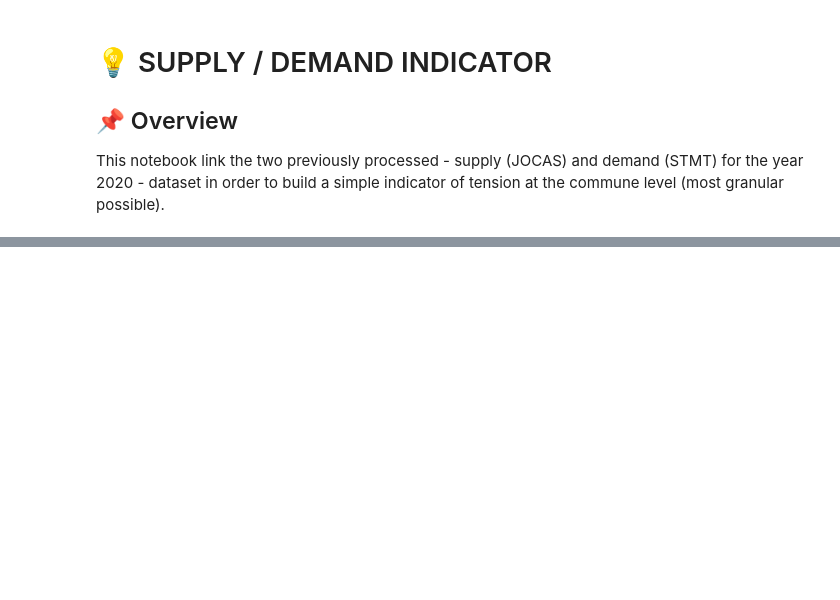
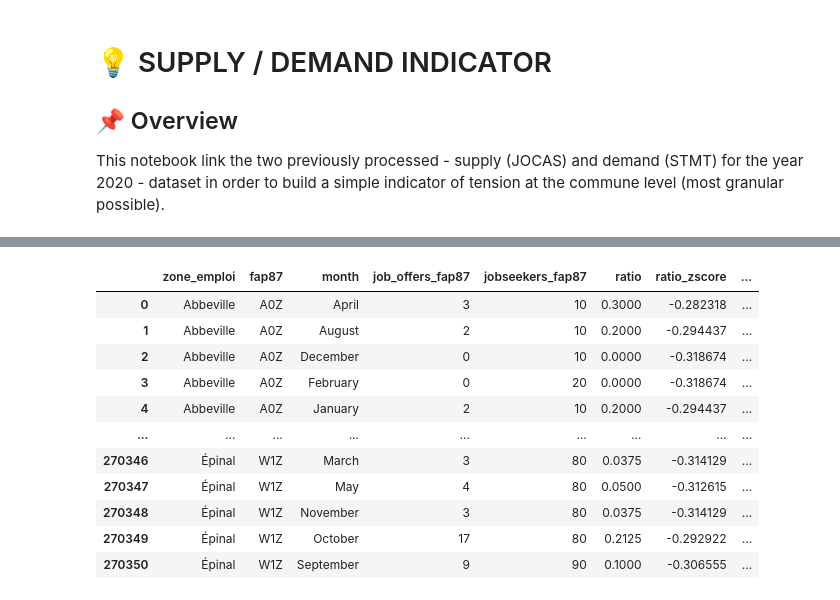
Before and after one commit to cynthia-francis/Project-LabourMarketTensions, a Jupyter notebook: src/ratio_supply_demand_indicator.ipynb, the cells around one changed output, grey strips where cells are left out. Cells and saved outputs as stored; diff of their text form; code cells hidden in the pictures; blank space fills up the shorter version.

```diff
--- a/src/ratio_supply_demand_indicator.ipynb
+++ b/src/ratio_supply_demand_indicator.ipynb
@@ -28,42 +35,85 @@ output_file = main_folder / "data" / "2- Formatted Data" / "ratio_supply_demand.
 # %%
 #----------------------- MERGING BOTH DATASET ---------------------------#
 
 df = jocas.merge(stmt, on=["commune", "fap87", "month"], how="outer")
 
-# Reconcert to numeric and replace NA by 0 (if it's NA, there is no supply or demand)
-df["job_offers_fap87"] = pd.to_numeric(df["job_offers_fap87"], errors='coerce').fillna(0).astype(int)
-df["jobseekers_fap87"] = pd.to_numeric(df["jobseekers_fap87"], errors='coerce').fillna(0).astype(int)
+
+#--------------------- COMMUNES TO ZONE-D'EMPLOI ------------------------#
+
+# rename column
+comm_to_ze.rename(columns={"LIBGEO": "commune", "LIBZE2020": "zone_emploi"}, inplace=True)
+
+# Standardization function (for strings)
+def standardize_commune(name):
+    if pd.isna(name):
+        return None
+    name = unidecode.unidecode(name.lower().strip())  # Remove accents & lowercase
+    name = re.sub(r"[-'’]", " ", name)  # Remove hyphens & apostrophes
+    name = re.sub(r"\bst[ .]", "saint ", name)  # Standardize "St." -> "Saint"
+    return name
+
+# Apply standardization on commune column of shapefile
+comm_to_ze["commune"] = comm_to_ze["commune"].apply(standardize_commune)
+
+# Merge dataset with shapefile by commune to get zone d'emploi
+df = df.merge(comm_to_ze, on="commune", how="left")
+
+# Aggregate by zone d'emploi instead of communes
+df = df.groupby(["zone_emploi", "fap87", "month"], as_index=False).agg(
+    job_offers_fap87=("job_offers_fap87", "sum"),
+    jobseekers_fap87=("jobseekers_fap87", "sum")
+)
+
+#--------------------------- PRE-PROCESSING -----------------------------#
+
+# Reconcert to numeric
+df["job_offers_fap87"] = pd.to_numeric(df["job_offers_fap87"], errors='coerce').astype(int)
+df["jobseekers_fap87"] = pd.to_numeric(df["jobseekers_fap87"], errors='coerce').astype(int)
 
 # When there is no offer and some demand, the ratio of the two will be 0 (low tension) -> OK
 df["job_offers_fap87"] = np.where(df["job_offers_fap87"] == 0, 0, df["job_offers_fap87"])
 
 # When there is no demand and some offer, we replace 0 demand by 1 demand to avoid 0 division
 df["jobseekers_fap87"] = np.where(df["jobseekers_fap87"] == 0, 1, df["jobseekers_fap87"])
 
 
 #------------------------- COMPUTING RATIO ------------------------------#
 
-df["offer/supply"] = df["job_offers_fap87"] / df["jobseekers_fap87"]
+# Compute ratio
+df["ratio"] = df["job_offers_fap87"] / df["jobseekers_fap87"]
+
+# Compute mean and standard deviation
+mean_tightness = df["ratio"].mean()
+std_tightness = df["ratio"].std()
+
+# Compute standardized score (Z-score)
+df["ratio_zscore"] = (df["ratio"] - mean_tightness) / std_tightness
 
 
 #------------------------- COMPUTING SCORE ------------------------------#
 
-# Calculer les quintiles sur la population nationale
-quintiles = df["offer/supply"].quantile([0.2, 0.4, 0.6, 0.8]).values
+# Define quintile bins based on the z-score distribution
+df["labour_tigthness_score"] = pd.qcut(df["ratio_zscore"], q=5, labels=[1, 2, 3, 4, 5])
 
-# Function to categorize the score safely
-def discretize_offer_supply(x):
-    if pd.isna(x):  # Gérer les valeurs manquantes
-        return np.nan
-    elif x <= quintiles[0]:
-        return 1
-    elif x <= quintiles[1]:
-        return 2
-    elif x <= quintiles[2]:
-        return 3
-    elif x <= quintiles[3]:
-        return 4
-    else:
-        return 5
+# Convert to integer
+df["labour_tigthness_score"] = df["labour_tigthness_score"].astype(int)
 
-df["score"] = df["offer/supply"].apply(discretize_offer_supply)
+
+#---------------------- RE-MERGE WITH SHAPEFILE ------------------------#
+
+# Merge dataset with zone d'emploi shapefile
+df = df.merge(ze_shp, left_on="zone_emploi", right_on="libze2020", how="left")
+df
+# %% [output]
+|  | zone_emploi | fap87 | month | job_offers_fap87 | jobseekers_fap87 | ratio | ratio_zscore | ... |
+| 0 | Abbeville | A0Z | April | 3 | 10 | 0.3000 | -0.282318 | ... |
+| 1 | Abbeville | A0Z | August | 2 | 10 | 0.2000 | -0.294437 | ... |
+| 2 | Abbeville | A0Z | December | 0 | 10 | 0.0000 | -0.318674 | ... |
+| 3 | Abbeville | A0Z | February | 0 | 20 | 0.0000 | -0.318674 | ... |
+| 4 | Abbeville | A0Z | January | 2 | 10 | 0.2000 | -0.294437 | ... |
+| ... | ... | ... | ... | ... | ... | ... | ... | ... |
+| 270346 | Épinal | W1Z | March | 3 | 80 | 0.0375 | -0.314129 | ... |
+| 270347 | Épinal | W1Z | May | 4 | 80 | 0.0500 | -0.312615 | ... |
+| 270348 | Épinal | W1Z | November | 3 | 80 | 0.0375 | -0.314129 | ... |
+| 270349 | Épinal | W1Z | October | 17 | 80 | 0.2125 | -0.292922 | ... |
+| 270350 | Épinal | W1Z | September | 9 | 90 | 0.1000 | -0.306555 | ... |
```
Also changed, not shown: parts of 19 cells of this notebook, 11 other files.
